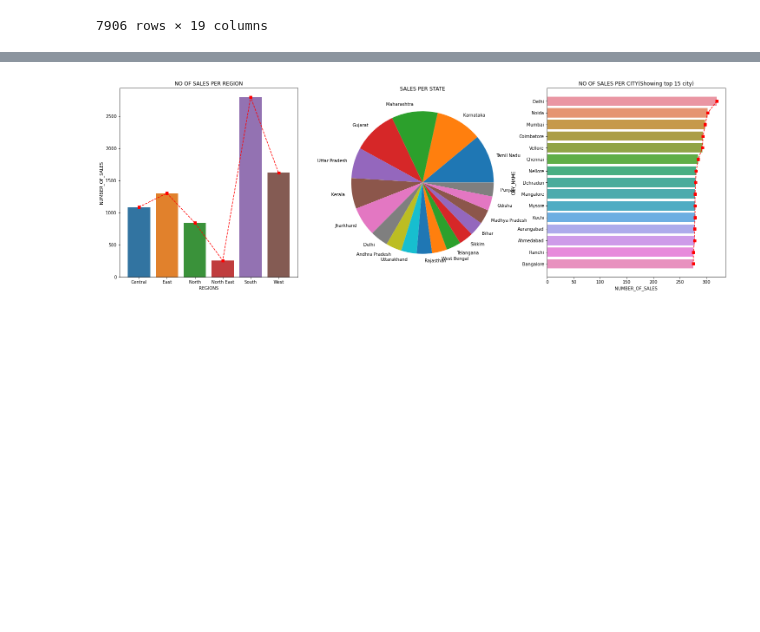
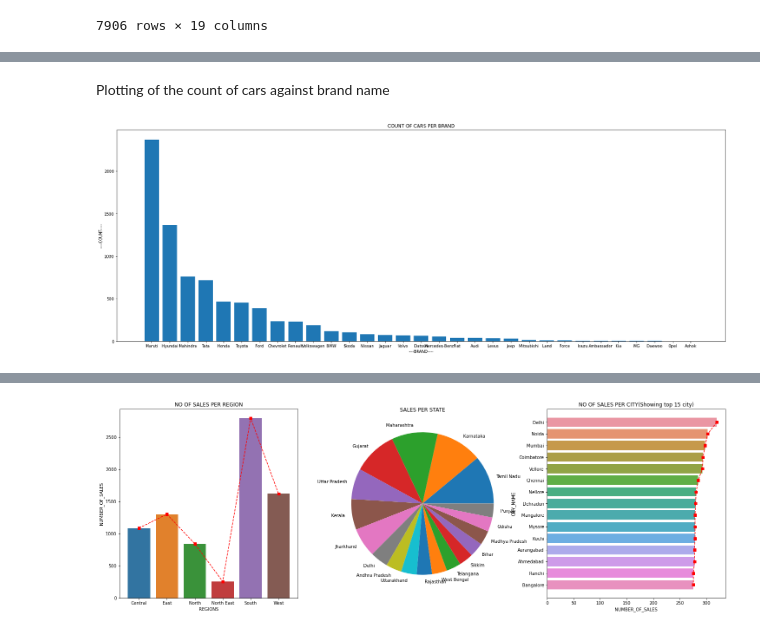
Before and after one commit to Anubhaw19/CP, a Jupyter notebook: Python/capstone(car_data).ipynb, the cells around one changed output, grey strips where cells are left out. Cells and saved outputs as stored; diff of their text form; code cells hidden in the pictures; blank space fills up the shorter version.

```diff
--- a/Python/capstone(car_data).ipynb
+++ b/Python/capstone(car_data).ipynb
@@ -154,0 +148,5 @@ plt.title('COUNT OF SALES PER BRAND');
+# %%
+brand_count_df=car_data_df.groupby('BRAND')[['SALES_ID']] .count(
+).rename(columns={'SALES_ID':'COUNT'}).sort_values(
+    'COUNT',ascending=False)
+brand_count_df
@@ -154,0 +172,10 @@ plt.title('COUNT OF SALES PER BRAND');
+# %% [markdown]
+Plotting of the count of cars against brand name
+# %%
+plt.figure(figsize=(28,10))
+plt.bar(brand_count_df.index,brand_count_df.COUNT)
+plt.xlabel('----BRAND----')
+plt.ylabel('----COUNT----');
+plt.title('COUNT OF CARS PER BRAND');
+# %% [output]
+[figure, added]
```
Also changed, not shown: parts of 68 cells of this notebook.
